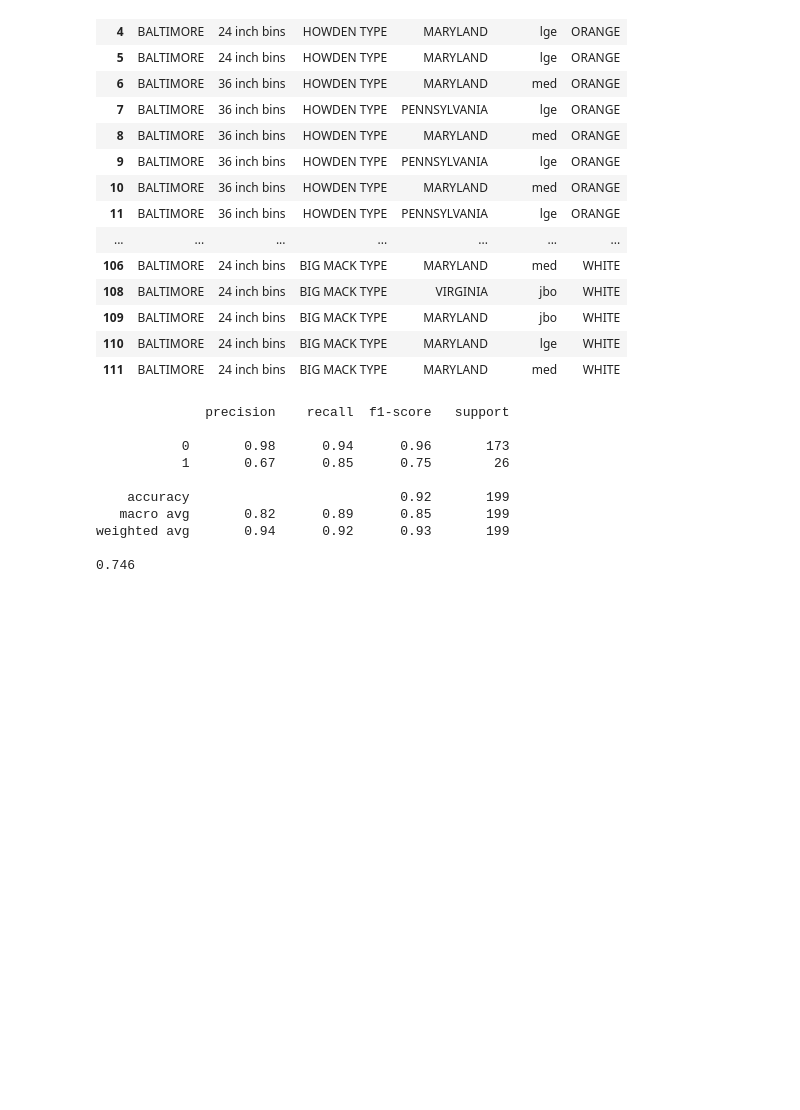
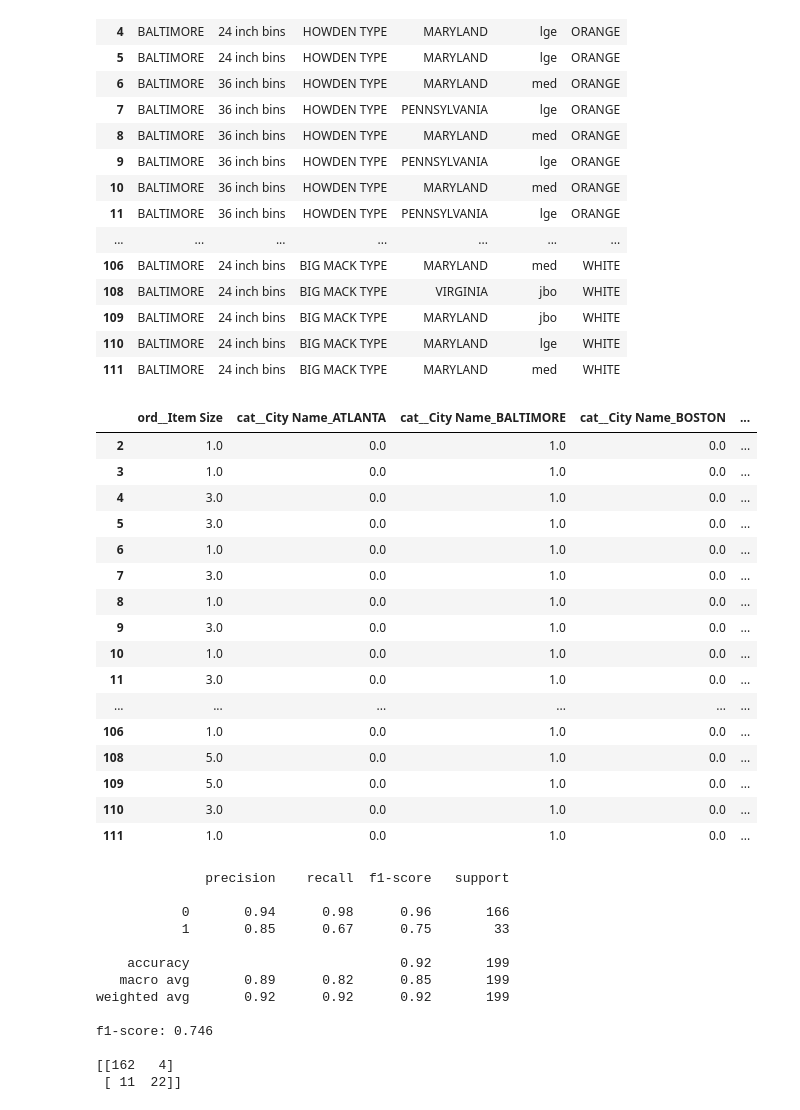
Before and after one commit to buimanhcuong7108/Pumpkins-Price-and-Color-Prediction, a Jupyter notebook: LogisticRegression/Logistic.ipynb, the cells around one changed output. Cells and saved outputs as stored; diff of their text form; code cells hidden in the pictures; blank space fills up the shorter version.

Commit message:
Add one line of Confusion Matrix

```diff
--- a/LogisticRegression/Logistic.ipynb
+++ b/LogisticRegression/Logistic.ipynb
@@ -29,34 +29,53 @@ mainData.head(50)
 # %%
 from sklearn.preprocessing import OrdinalEncoder, OneHotEncoder, LabelEncoder
 from sklearn.compose import ColumnTransformer
 
 #Ordinal Encoding
 item_size_categories = [['sml', 'med', 'med-lge', 'lge', 'xlge', 'jbo', 'exjbo']]
 ordinal_feature = ['Item Size']
 ordinal_encoder =  OrdinalEncoder(categories=item_size_categories)
 
 #OneHot Encoding
 onehot_feature = ['City Name', 'Package', 'Variety', 'Origin']
 onehot_encoder = OneHotEncoder(sparse_output=False)
 
 #Compose columns
 
 ct = ColumnTransformer(transformers=[
     ('ord', ordinal_encoder, ordinal_feature),
     ('cat', onehot_encoder, onehot_feature)
 ])
 ct.set_output(transform='pandas')
 feature_encoded = ct.fit_transform(mainData)
 
 #Label Encoding
 label_encoder = LabelEncoder()
 label_encoded = label_encoder.fit_transform(mainData['Color'])
 
 #Merging
 newData = feature_encoded.assign(Target_color=label_encoded)
+newData.head(50)
+# %% [output]
+|  | ord__Item Size | cat__City Name_ATLANTA | cat__City Name_BALTIMORE | cat__City Name_BOSTON | ... |
+| 2 | 1.0 | 0.0 | 1.0 | 0.0 | ... |
+| 3 | 1.0 | 0.0 | 1.0 | 0.0 | ... |
+| 4 | 3.0 | 0.0 | 1.0 | 0.0 | ... |
+| 5 | 3.0 | 0.0 | 1.0 | 0.0 | ... |
+| 6 | 1.0 | 0.0 | 1.0 | 0.0 | ... |
+| 7 | 3.0 | 0.0 | 1.0 | 0.0 | ... |
+| 8 | 1.0 | 0.0 | 1.0 | 0.0 | ... |
+| 9 | 3.0 | 0.0 | 1.0 | 0.0 | ... |
+| 10 | 1.0 | 0.0 | 1.0 | 0.0 | ... |
+| 11 | 3.0 | 0.0 | 1.0 | 0.0 | ... |
+| ... | ... | ... | ... | ... | ... |
+| 106 | 1.0 | 0.0 | 1.0 | 0.0 | ... |
+| 108 | 5.0 | 0.0 | 1.0 | 0.0 | ... |
+| 109 | 5.0 | 0.0 | 1.0 | 0.0 | ... |
+| 110 | 3.0 | 0.0 | 1.0 | 0.0 | ... |
+| 111 | 1.0 | 0.0 | 1.0 | 0.0 | ... |
 # %%
 from sklearn import model_selection, linear_model
-from sklearn.metrics import f1_score, classification_report
+from sklearn.metrics import f1_score, classification_report, confusion_matrix
 
 X = newData[newData.columns.difference(['Target_color'])]
 y = newData['Target_color']
@@ -66,16 +85,20 @@ model = linear_model.LogisticRegression()
 model.fit(X_train, y_train)
 y_hat = model.predict(X_test)
 
-print(classification_report(y_hat, y_test))
-print(f"{f1_score(y_hat, y_test):.3f}")
+print(classification_report(y_test, y_hat))
+print(f"f1-score: {f1_score(y_test, y_hat):.3f} \n")
+print(confusion_matrix(y_test, y_hat))
 # %% [output]
               precision    recall  f1-score   support
 
-           0       0.98      0.94      0.96       173
-           1       0.67      0.85      0.75        26
+           0       0.94      0.98      0.96       166
+           1       0.85      0.67      0.75        33
 
     accuracy                           0.92       199
-   macro avg       0.82      0.89      0.85       199
-weighted avg       0.94      0.92      0.93       199
+   macro avg       0.89      0.82      0.85       199
+weighted avg       0.92      0.92      0.92       199
 
-0.746
+f1-score: 0.746
+
+[[162   4]
+ [ 11  22]]
```
